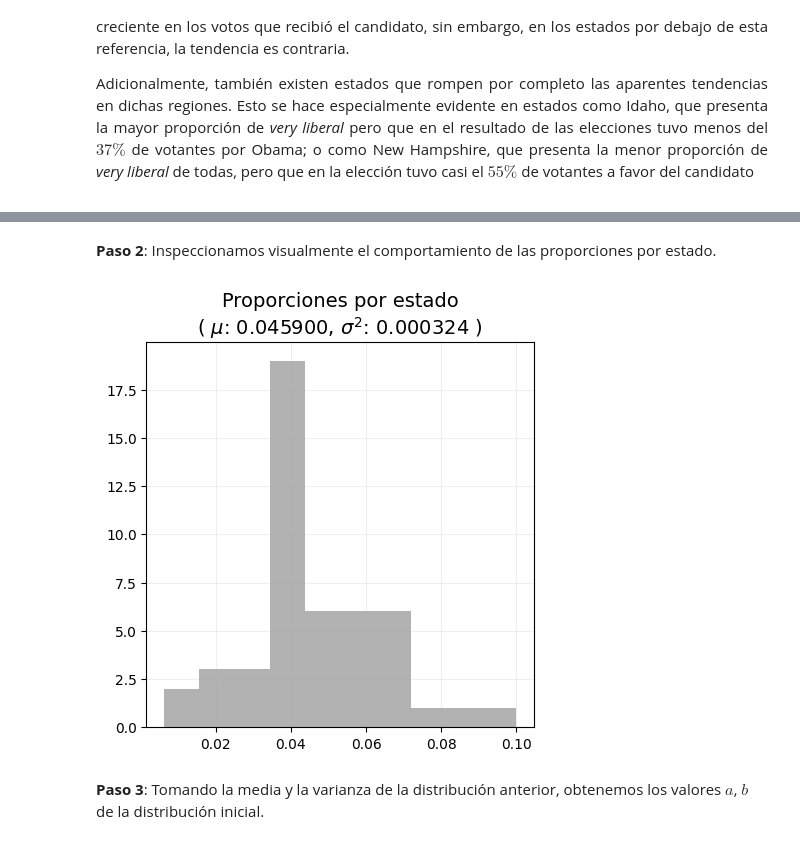
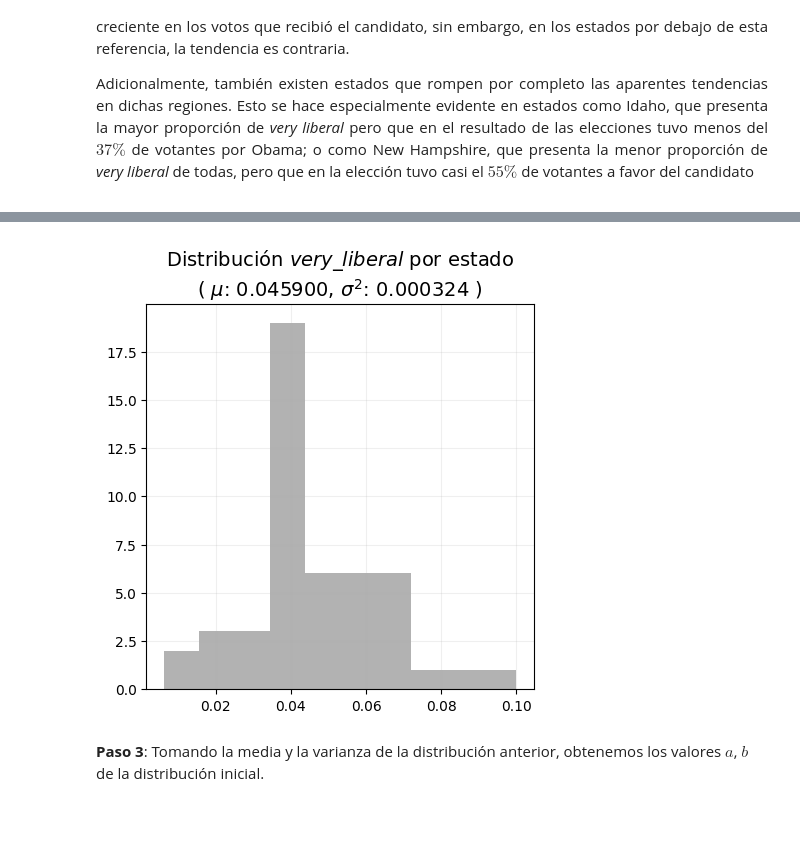
Before and after one commit to CAMM961001/bayes-first-steps, a Jupyter notebook: bayes-first-steps.ipynb, the cells around one changed output, grey strips where cells are left out. Saved outputs shown, nothing was run; the diff lists cells and outputs as text; code cells hidden in the pictures; blank space fills up the shorter version.

```diff
--- a/bayes-first-steps.ipynb
+++ b/bayes-first-steps.ipynb
@@ -193,17 +196,15 @@ def get_beta_params(mu, var):
-# %% [markdown]
-**Paso 2**: Inspeccionamos visualmente el comportamiento de las proporciones por estado.
 # %%
 m = prop['prop_mle'].mean()
 s2 = prop['prop_mle'].var()
 
 fig, ax = plt.subplots(figsize=(5,5))
 
 plt.hist(x=prop['prop_mle'], color='grey', alpha=0.6)
-plt.title(f"Proporciones por estado\n( $\mu$: {m:.6f}, $\sigma^2$: {s2:.6f} )", fontsize=plot_settings['title'])
+plt.title(f"Distribución $very\_liberal$ por estado\n( $\mu$: {m:.6f}, $\sigma^2$: {s2:.6f} )", fontsize=plot_settings['title'])
 plt.grid(alpha=0.2)
 
 plt.show()
 # %% [output]
-[figure, old version]
+[figure, new version]
 # %% [markdown]
 **Paso 3**: Tomando la media y la varianza de la distribución anterior, obtenemos los valores $a$, $b$ de la distribución inicial.
```
Also changed, not shown: parts of 5 cells of this notebook.
